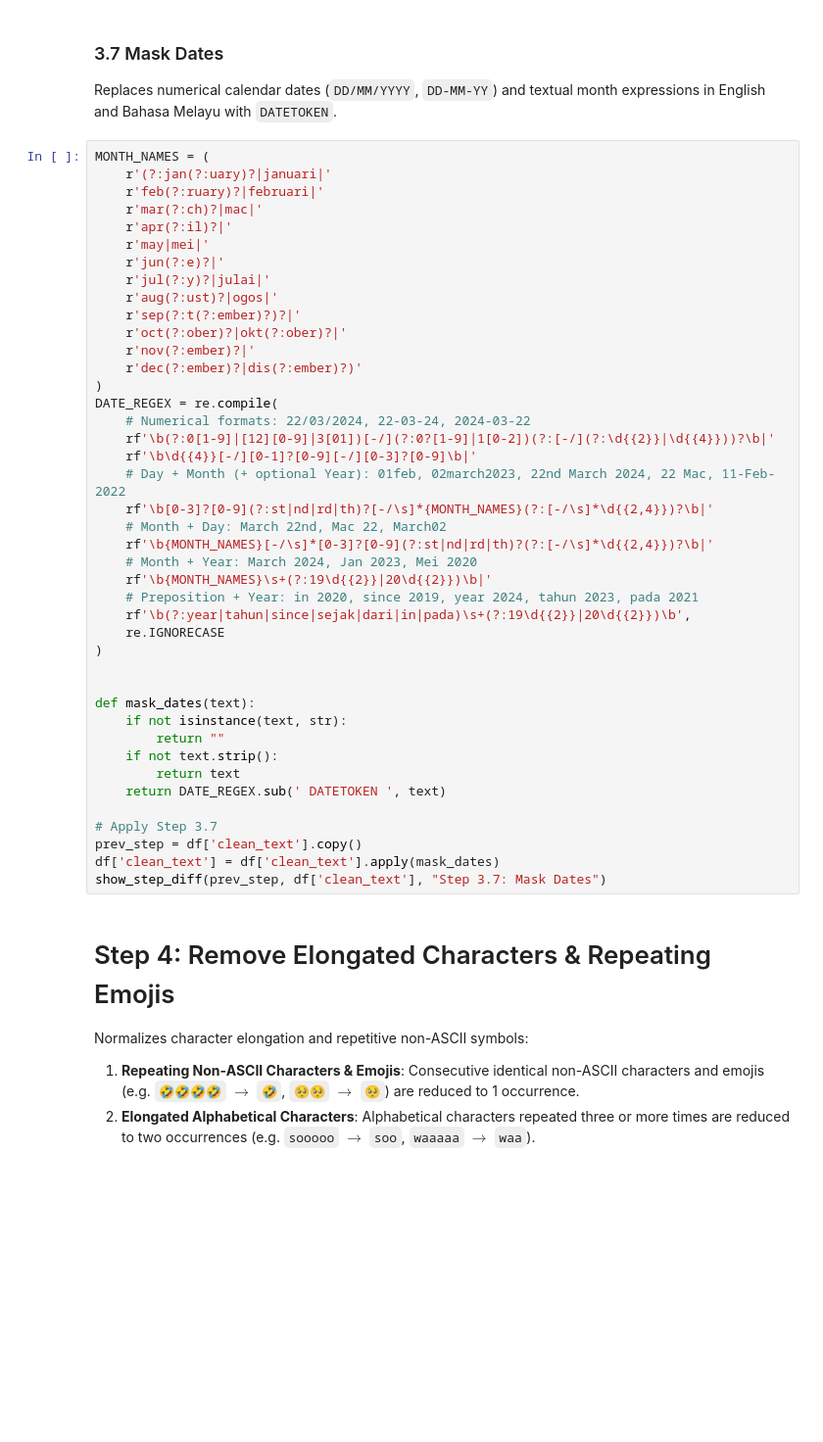
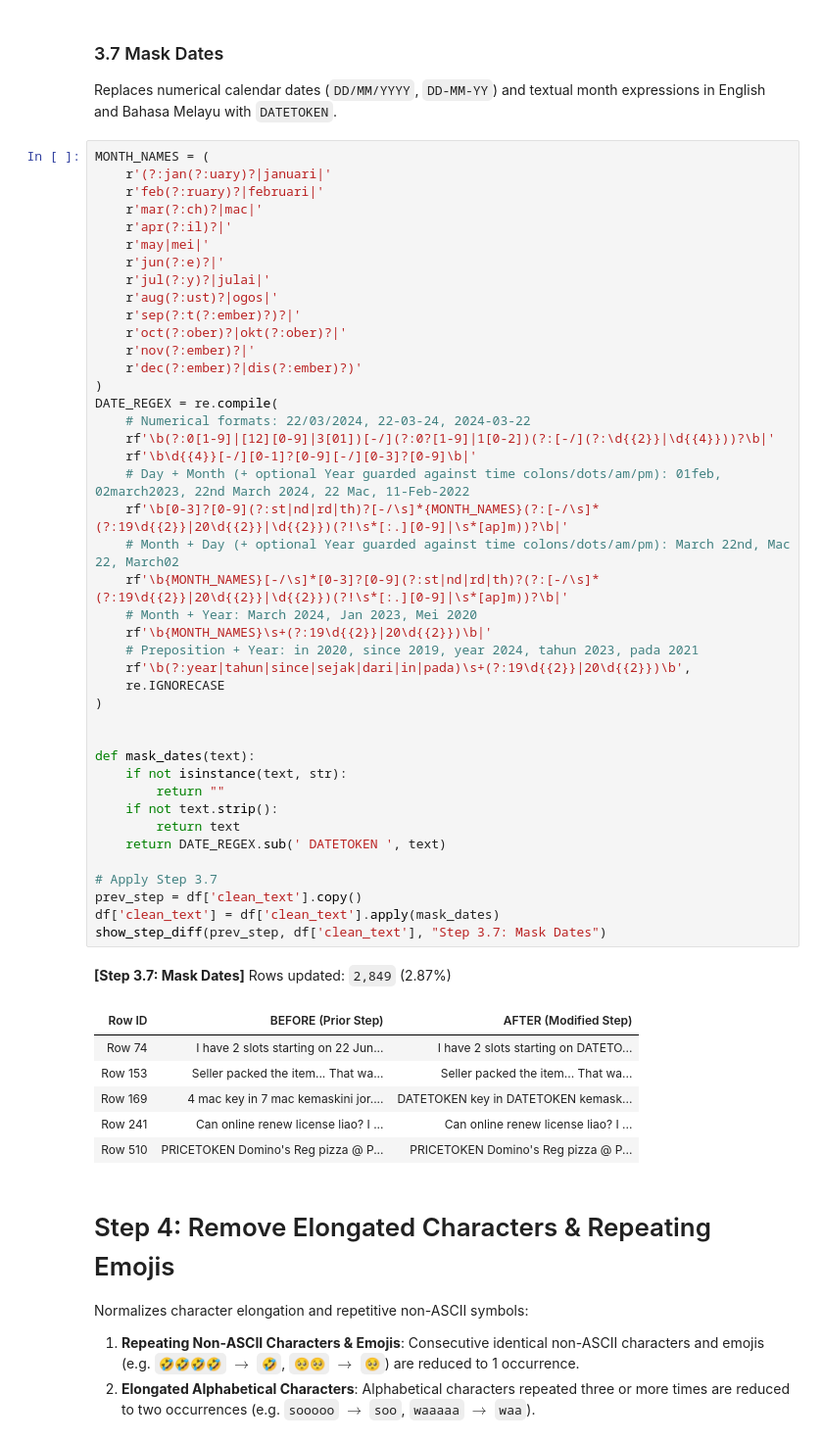
Before and after one commit to wjnotl/online-forum-communicative-intent-classification, a Jupyter notebook: intent classification.ipynb, the cells around one changed output. Shown at 98% size. Saved outputs shown, nothing was run; the diff lists cells and outputs as text; blank space fills up the shorter version.

```diff
--- a/intent classification.ipynb
+++ b/intent classification.ipynb
@@ -700,37 +913,45 @@ MONTH_NAMES = (
     r'jul(?:y)?|julai|'
     r'aug(?:ust)?|ogos|'
     r'sep(?:t(?:ember)?)?|'
     r'oct(?:ober)?|okt(?:ober)?|'
     r'nov(?:ember)?|'
     r'dec(?:ember)?|dis(?:ember)?)'
 )
 DATE_REGEX = re.compile(
     # Numerical formats: 22/03/2024, 22-03-24, 2024-03-22
     rf'\b(?:0[1-9]|[12][0-9]|3[01])[-/](?:0?[1-9]|1[0-2])(?:[-/](?:\d{{2}}|\d{{4}}))?\b|'
     rf'\b\d{{4}}[-/][0-1]?[0-9][-/][0-3]?[0-9]\b|'
-    # Day + Month (+ optional Year): 01feb, 02march2023, 22nd March 2024, 22 Mac, 11-Feb-2022
-    rf'\b[0-3]?[0-9](?:st|nd|rd|th)?[-/\s]*{MONTH_NAMES}(?:[-/\s]*\d{{2,4}})?\b|'
-    # Month + Day: March 22nd, Mac 22, March02
-    rf'\b{MONTH_NAMES}[-/\s]*[0-3]?[0-9](?:st|nd|rd|th)?(?:[-/\s]*\d{{2,4}})?\b|'
+    # Day + Month (+ optional Year guarded against time colons/dots/am/pm): 01feb, 02march2023, 22nd March 2024, 22 Mac, 11-Feb-2022
+    rf'\b[0-3]?[0-9](?:st|nd|rd|th)?[-/\s]*{MONTH_NAMES}(?:[-/\s]*(?:19\d{{2}}|20\d{{2}}|\d{{2}})(?!\s*[:.][0-9]|\s*[ap]m))?\b|'
+    # Month + Day (+ optional Year guarded against time colons/dots/am/pm): March 22nd, Mac 22, March02
+    rf'\b{MONTH_NAMES}[-/\s]*[0-3]?[0-9](?:st|nd|rd|th)?(?:[-/\s]*(?:19\d{{2}}|20\d{{2}}|\d{{2}})(?!\s*[:.][0-9]|\s*[ap]m))?\b|'
     # Month + Year: March 2024, Jan 2023, Mei 2020
     rf'\b{MONTH_NAMES}\s+(?:19\d{{2}}|20\d{{2}})\b|'
     # Preposition + Year: in 2020, since 2019, year 2024, tahun 2023, pada 2021
     rf'\b(?:year|tahun|since|sejak|dari|in|pada)\s+(?:19\d{{2}}|20\d{{2}})\b',
     re.IGNORECASE
 )
 
 
 def mask_dates(text):
     if not isinstance(text, str):
         return ""
     if not text.strip():
         return text
     return DATE_REGEX.sub(' DATETOKEN ', text)
 
 # Apply Step 3.7
 prev_step = df['clean_text'].copy()
 df['clean_text'] = df['clean_text'].apply(mask_dates)
 show_step_diff(prev_step, df['clean_text'], "Step 3.7: Mask Dates")
+# %% [output]
+**[Step 3.7: Mask Dates]** Rows updated: `2,849` (2.87%)
+| Row ID | BEFORE (Prior Step) | AFTER (Modified Step) |
+| Row 74 | I have 2 slots starting on 22 Jun... | I have 2 slots starting on DATETO... |
+| Row 153 | Seller packed the item... That wa... | Seller packed the item... That wa... |
+| Row 169 | 4 mac key in 7 mac kemaskini jor.... | DATETOKEN key in DATETOKEN kemask... |
+| Row 241 | Can online renew license liao? I ... | Can online renew license liao? I ... |
+| Row 510 | PRICETOKEN Domino's Reg pizza @ P... | PRICETOKEN Domino's Reg pizza @ P... |
 # %% [markdown]
 # Step 4: Remove Elongated Characters & Repeating Emojis
 Normalizes character elongation and repetitive non-ASCII symbols:
```
Also changed, not shown: parts of 90 cells of this notebook, 1 other file.
